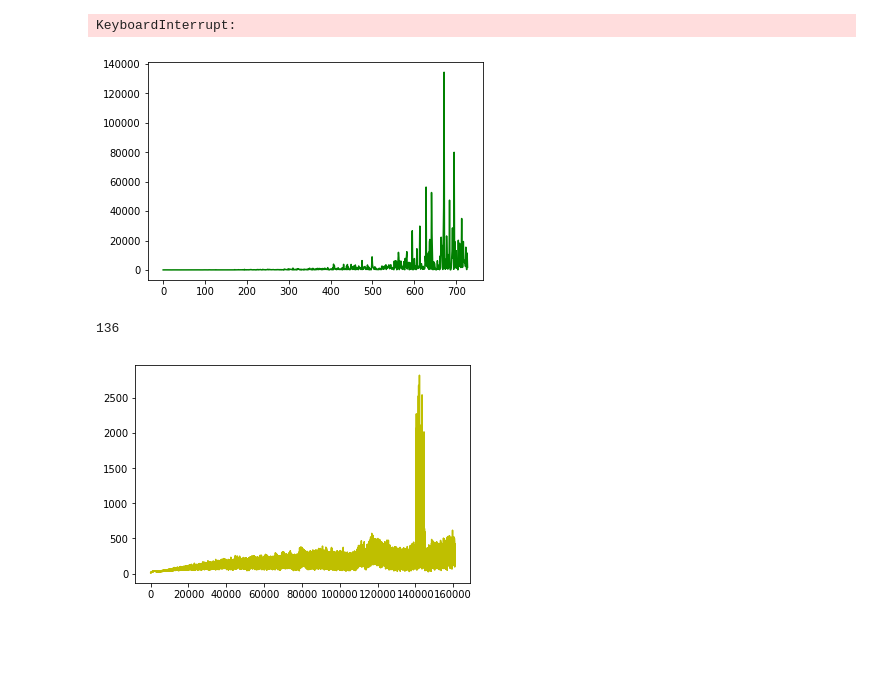
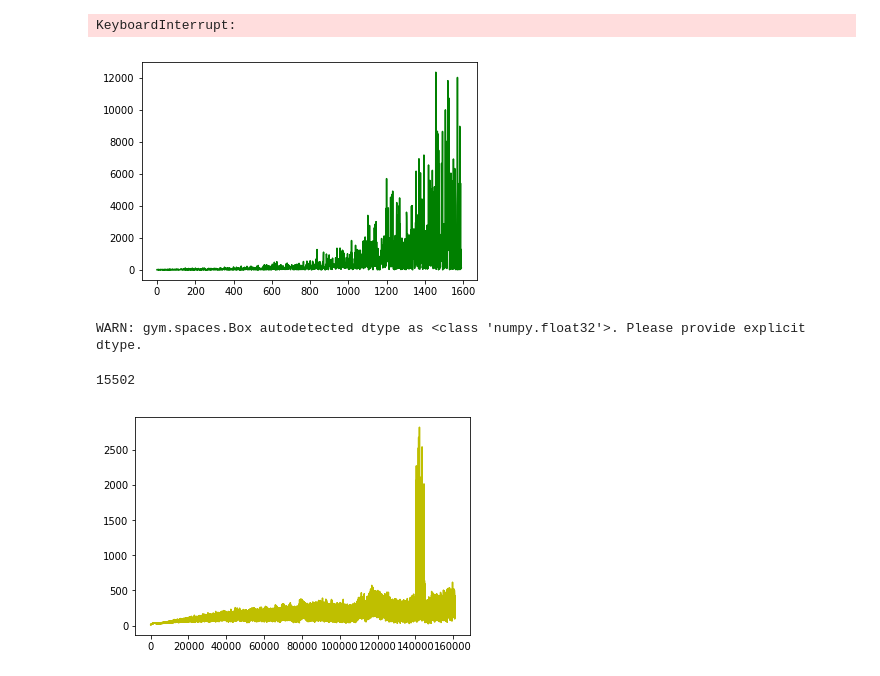
Before and after one commit to louner/reinforcement-learning, a Jupyter notebook: CartPole/lab.ipynb, the cells around one changed output. Cells and saved outputs as stored; diff of their text form; code cells hidden in the pictures; blank space fills up the shorter version.

Commit message:
decrease mu decay from 0.993 to 0.999 to improve performance

```diff
--- a/CartPole/lab.ipynb
+++ b/CartPole/lab.ipynb
@@ -14,7 +14,8 @@ import matplotlib.pyplot as plt
 batch_size = 256
 T = batch_size*100
 GAMMA = 0.99
-reward_decay = 0.9
+reward_decay = 1.0
+mu_decay = 0.999
 learning_rate = 0.001
 update_target_network_time = 1000
 # %%
@@ -89,7 +90,7 @@ class QNetwork:
     def __init__(self):
         self.state_size = 4
         self.action_size = 2
-        self.units = 32
+        self.units = 32*2
         self.n_layers = 4
         self.model_folder = './model/'
 
@@ -108,9 +109,9 @@ class QNetwork:
 
     def build_network(self):
         layers = [0]*self.n_layers
-        layers[0] = tf.layers.dense(inputs=self.input, units=self.units, activation=tf.nn.relu, name='layer_0')
+        layers[0] = tf.layers.dense(inputs=self.input, units=self.units, activation=tf.nn.tanh, name='layer_0')
         for i in range(self.n_layers-1):
-            layers[i+1] = tf.layers.dense(inputs=layers[i], units=self.units, activation=tf.nn.relu, name='layer_%d'%(i+1))
+            layers[i+1] = tf.layers.dense(inputs=layers[i], units=self.units, activation=tf.nn.tanh, name='layer_%d'%(i+1))
 
         self.qvalue = tf.layers.dense(inputs=layers[-1], units=self.action_size)
         self.best_qvalue = tf.reduce_max(self.qvalue, axis=1)
@@ -266,40 +267,44 @@ for rid in range(2000000):
 
         for transaction in one_round:
             D.insert(transaction)
 
         metrics['round_length'].append(len(one_round))
         one_round = []
 
         state = env.reset()
         state = state.tolist()
 
-        mu *= 0.993
+        mu *= mu_decay
 
 
     if rid > 0 and rid % update_target_network_time == 0:
         Q.save('round-%d'%(len(metrics['round_length'])))
         Q.reload_target_Q_network()
 
     if rid > 0 and rid % 1000 == 0:
         #plt.plot(metrics['action'][0], metrics['action'][1], 'g', metrics['best_action'][0], metrics['best_action'][1], 'y')
         print(mu, rid, len(metrics['round_length']), len(one_round))
 
         length = metrics['round_length']
         #range_size = max(1, len(length)/100)
         #range_size = 100
         #length = [np.mean(length[i:i+range_size]) for i in range(0, len(length), range_size)]
         plt.gcf().clear()
         plt.plot(length, 'g')
         display.display(plt.gcf())
         display.clear_output(wait=True)
 # %% [output]
 KeyboardInterrupt:
-[figure, old version]
+[figure, new version]
 # %%
-env.reset()
+env = CartPoleEnv()
+state = env.reset()
+env.theta_threshold_radians = 2 * math.pi * 1/4
+state = state.tolist()
+
 round_length = 0
-for _ in range(1000):
-    #env.render()
+for _ in range(100000):
+    env.render()
     action = Q.get_best_action(state)
     #action = env.action_space.sample()
 
@@ -308,12 +313,20 @@ for _ in range(1000):
     #print(next_state, reward, action, round_length)
     round_length += 1
 
+    if round_length % 10000 == 0:
+        print(round_length)
+
     if done:
+        round_length
         print(round_length)
-        break
-        env.reset()
+        state = env.reset()
+        state = state.tolist()
 # %% [output]
-136
+WARN: gym.spaces.Box autodetected dtype as <class 'numpy.float32'>. Please provide explicit dtype.
+# %%
+round_length
+# %% [output]
+15502
 # %%
 plot(metrics['loss'], 10)
 # %% [output]
```
